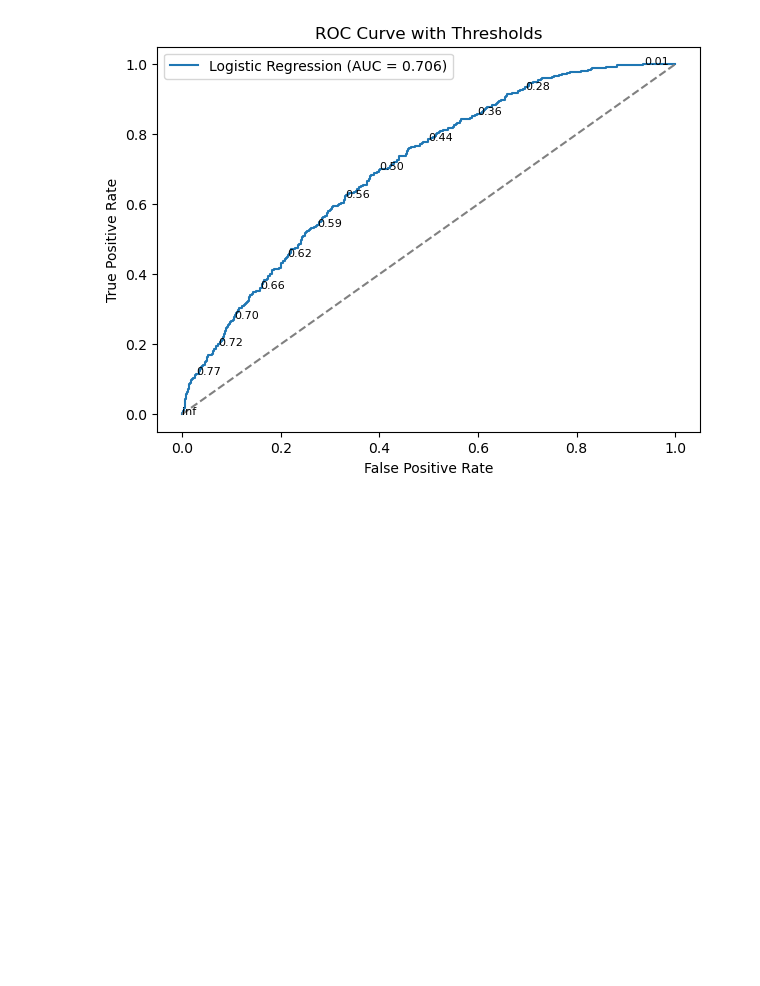
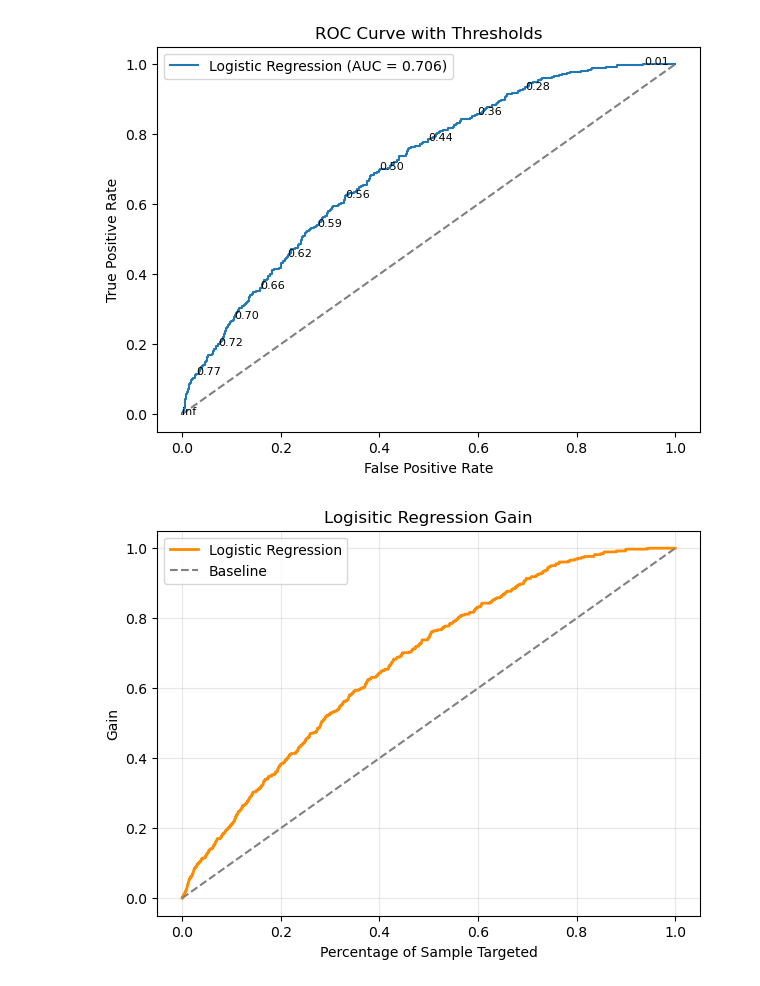
Before and after one commit to tianajsmith-cbs/Applied-Machine-Learning-Project, a Jupyter notebook: Notebooks/04_logistic_regression.ipynb, the cells around one changed output. Cells and saved outputs as stored; diff of their text form; code cells hidden in the pictures; blank space fills up the shorter version.

```diff
--- a/Notebooks/04_logistic_regression.ipynb
+++ b/Notebooks/04_logistic_regression.ipynb
@@ -113,3 +113,25 @@ Threshold 0.6: Precision=0.273, Recall=0.526, F1=0.359
 Threshold 0.7: Precision=0.322, Recall=0.275, F1=0.297
 Threshold 0.8: Precision=0.507, Recall=0.089, F1=0.151
 [figure]
+# %%
+sorted_indices = np.argsort(y_proba)[::-1]
+y_test_sorted = np.array(y_test)[sorted_indices]
+
+gain = np.cumsum(y_test_sorted) / np.sum(y_test_sorted)
+percentages = np.arange(1, len(gain) + 1) / len(gain)
+
+gain = np.insert(gain, 0, 0)
+percentages = np.insert(percentages, 0, 0)
+
+plt.figure(figsize=(7, 5))
+plt.plot(percentages, gain, label='Logistic Regression', color='darkorange', lw=2)
+plt.plot([0, 1], [0, 1], linestyle="--", color="grey", label='Baseline')
+
+plt.title("Logisitic Regression Gain")
+plt.xlabel("Percentage of Sample Targeted")
+plt.ylabel("Gain")
+plt.legend()
+plt.grid(True, alpha=0.3)
+plt.show()
+# %% [output]
+[figure, added]
```
Also changed, not shown: parts of 1 cell of this notebook, 8 other files.
